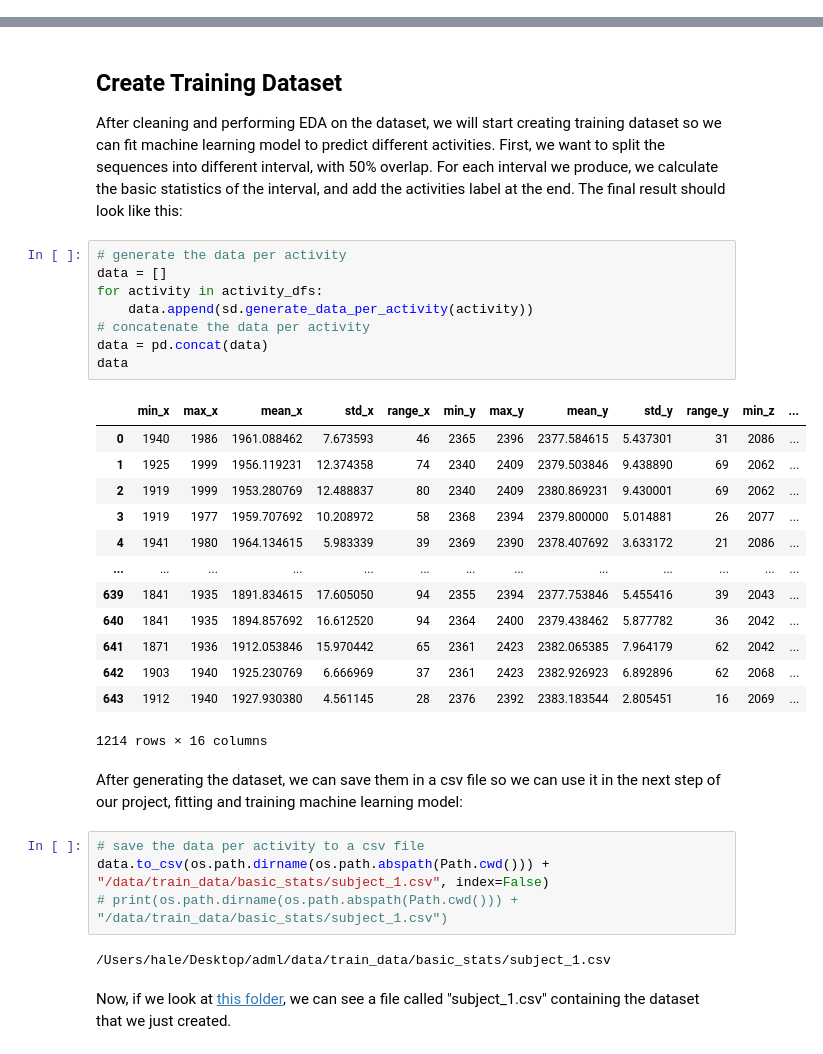
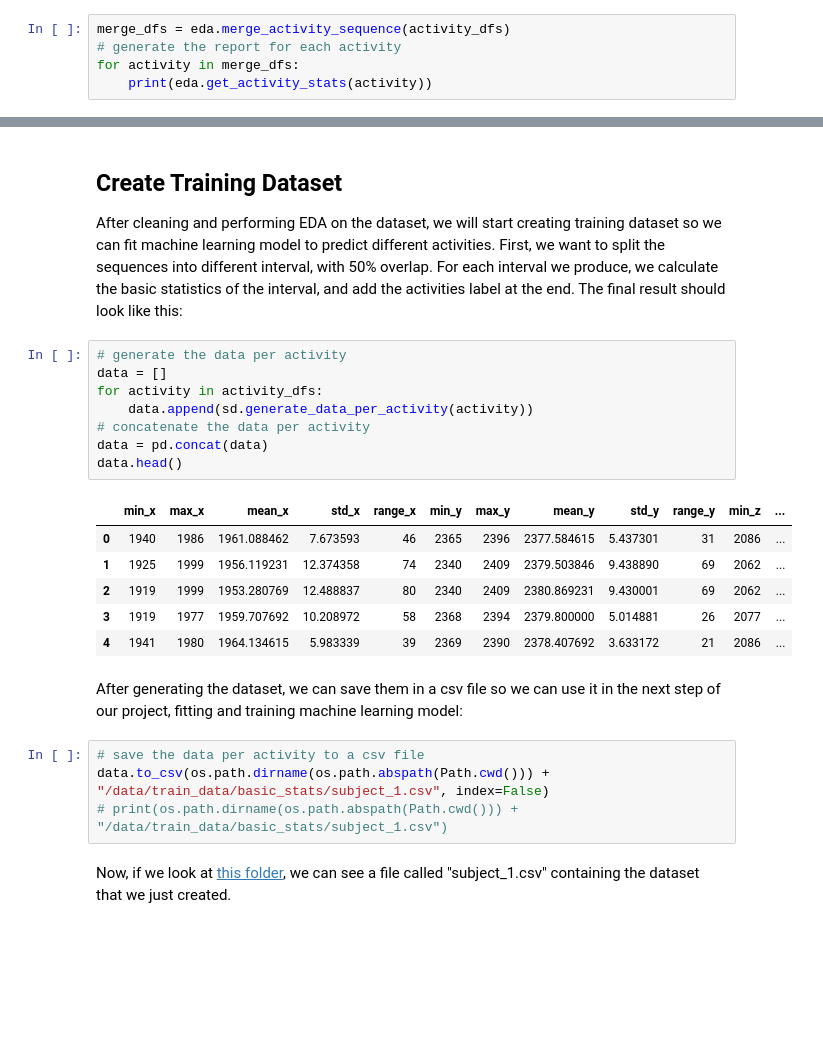
Before and after one commit to hvrlxy/HAR, a Jupyter notebook: notebooks/analysis.ipynb, the cells around one changed output, grey strips where cells are left out. Cells and saved outputs as stored; diff of their text form; blank space fills up the shorter version.

Commit message:
add training notebook

```diff
--- a/notebooks/analysis.ipynb
+++ b/notebooks/analysis.ipynb
@@ -163,0 +166,5 @@ eda.generate_violin_plot(activity_dfs = activity_dfs)
+# %%
+merge_dfs = eda.merge_activity_sequence(activity_dfs)
+# generate the report for each activity
+for activity in merge_dfs:
+    print(eda.get_activity_stats(activity))
@@ -168,32 +193,23 @@ After cleaning and performing EDA on the dataset, we will start creating trainin
 # %%
 # generate the data per activity
 data = []
 for activity in activity_dfs:
     data.append(sd.generate_data_per_activity(activity))
 # concatenate the data per activity
 data = pd.concat(data)
-data
+data.head()
 # %% [output]
 |  | min_x | max_x | mean_x | std_x | range_x | min_y | max_y | mean_y | std_y | range_y | min_z | ... |
 | 0 | 1940 | 1986 | 1961.088462 | 7.673593 | 46 | 2365 | 2396 | 2377.584615 | 5.437301 | 31 | 2086 | ... |
 | 1 | 1925 | 1999 | 1956.119231 | 12.374358 | 74 | 2340 | 2409 | 2379.503846 | 9.438890 | 69 | 2062 | ... |
 | 2 | 1919 | 1999 | 1953.280769 | 12.488837 | 80 | 2340 | 2409 | 2380.869231 | 9.430001 | 69 | 2062 | ... |
 | 3 | 1919 | 1977 | 1959.707692 | 10.208972 | 58 | 2368 | 2394 | 2379.800000 | 5.014881 | 26 | 2077 | ... |
 | 4 | 1941 | 1980 | 1964.134615 | 5.983339 | 39 | 2369 | 2390 | 2378.407692 | 3.633172 | 21 | 2086 | ... |
-| ... | ... | ... | ... | ... | ... | ... | ... | ... | ... | ... | ... | ... |
-| 639 | 1841 | 1935 | 1891.834615 | 17.605050 | 94 | 2355 | 2394 | 2377.753846 | 5.455416 | 39 | 2043 | ... |
-| 640 | 1841 | 1935 | 1894.857692 | 16.612520 | 94 | 2364 | 2400 | 2379.438462 | 5.877782 | 36 | 2042 | ... |
-| 641 | 1871 | 1936 | 1912.053846 | 15.970442 | 65 | 2361 | 2423 | 2382.065385 | 7.964179 | 62 | 2042 | ... |
-| 642 | 1903 | 1940 | 1925.230769 | 6.666969 | 37 | 2361 | 2423 | 2382.926923 | 6.892896 | 62 | 2068 | ... |
-| 643 | 1912 | 1940 | 1927.930380 | 4.561145 | 28 | 2376 | 2392 | 2383.183544 | 2.805451 | 16 | 2069 | ... |
-1214 rows × 16 columns
 # %% [markdown]
 After generating the dataset, we can save them in a csv file so we can use it in the next step of our project, fitting and training machine learning model:
 # %%
 # save the data per activity to a csv file
 data.to_csv(os.path.dirname(os.path.abspath(Path.cwd())) + "/data/train_data/basic_stats/subject_1.csv", index=False)
 # print(os.path.dirname(os.path.abspath(Path.cwd())) + "/data/train_data/basic_stats/subject_1.csv")
-# %% [output]
-/Users/hale/Desktop/adml/data/train_data/basic_stats/subject_1.csv
 # %% [markdown]
 Now, if we look at [this folder](/Users/hale/Desktop/adml/data/train_data/basic_stats/subject_1.csv), we can see a file called "subject_1.csv" containing the dataset that we just created.
```
Also changed, not shown: parts of 2 cells of this notebook.
